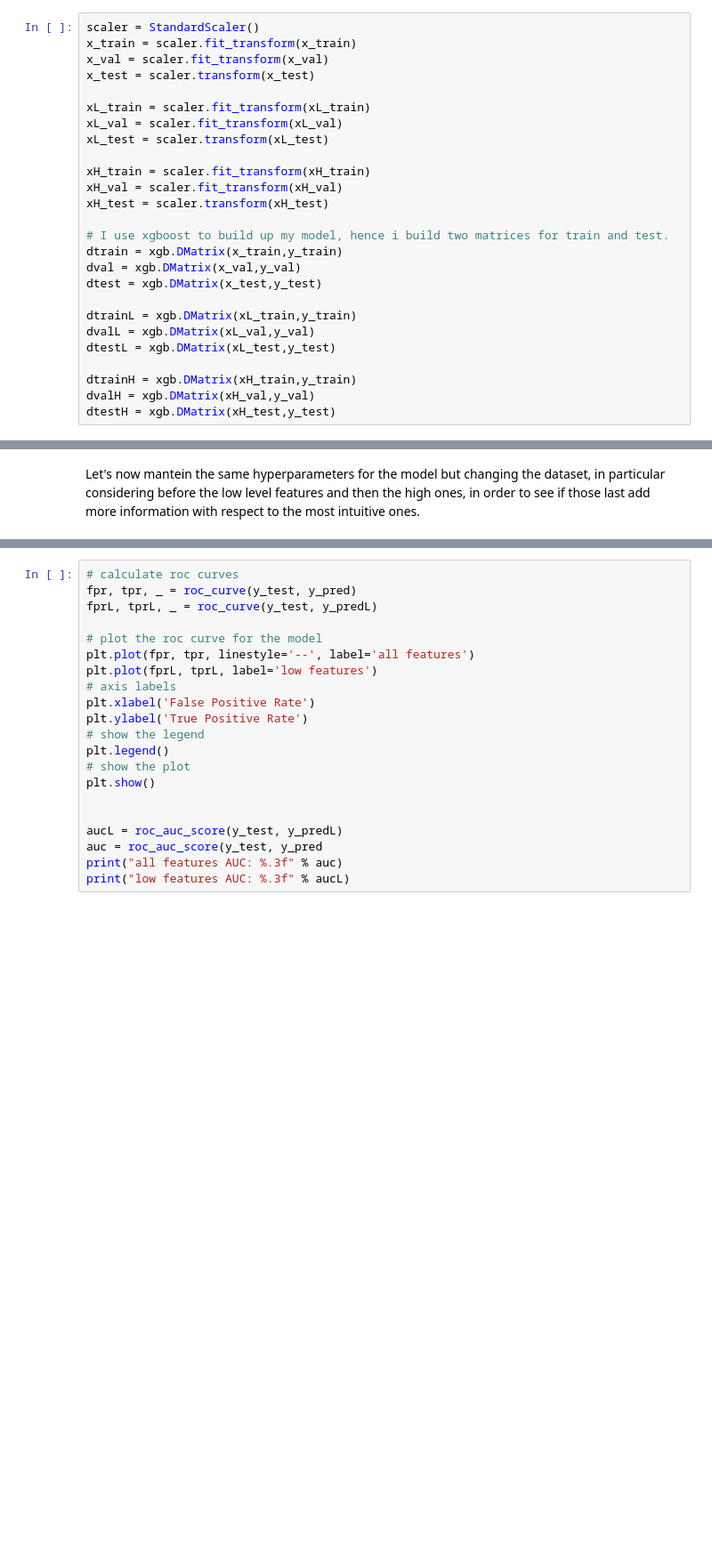
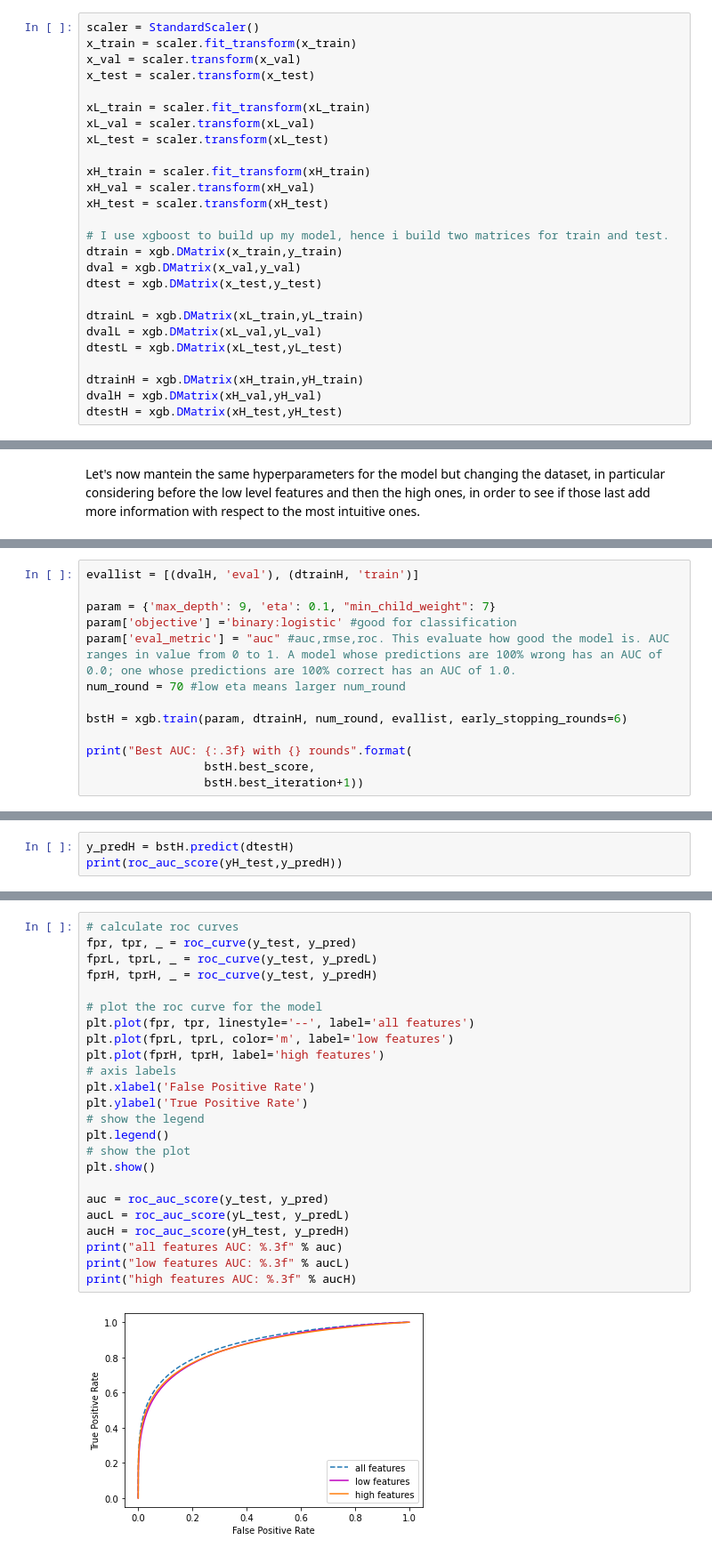
Before and after one commit to EugeniaSpedicato/MySw-Comp-, a Jupyter notebook: program.ipynb, the cells around one changed output, grey strips where cells are left out. Shown at 89% size. Cells and saved outputs as stored; diff of their text form; blank space fills up the shorter version.

```diff
--- a/program.ipynb
+++ b/program.ipynb
@@ -150,15 +150,15 @@ I will now scale the datasets
 # %%
 scaler = StandardScaler()
 x_train = scaler.fit_transform(x_train)
-x_val = scaler.fit_transform(x_val)
+x_val = scaler.transform(x_val)
 x_test = scaler.transform(x_test)
 
 xL_train = scaler.fit_transform(xL_train)
-xL_val = scaler.fit_transform(xL_val)
+xL_val = scaler.transform(xL_val)
 xL_test = scaler.transform(xL_test)
 
 xH_train = scaler.fit_transform(xH_train)
-xH_val = scaler.fit_transform(xH_val)
+xH_val = scaler.transform(xH_val)
 xH_test = scaler.transform(xH_test)
 
 # I use xgboost to build up my model, hence i build two matrices for train and test.
@@ -166,13 +166,13 @@ dtrain = xgb.DMatrix(x_train,y_train)
 dval = xgb.DMatrix(x_val,y_val)
 dtest = xgb.DMatrix(x_test,y_test)
 
-dtrainL = xgb.DMatrix(xL_train,y_train)
-dvalL = xgb.DMatrix(xL_val,y_val)
-dtestL = xgb.DMatrix(xL_test,y_test)
+dtrainL = xgb.DMatrix(xL_train,yL_train)
+dvalL = xgb.DMatrix(xL_val,yL_val)
+dtestL = xgb.DMatrix(xL_test,yL_test)
 
-dtrainH = xgb.DMatrix(xH_train,y_train)
-dvalH = xgb.DMatrix(xH_val,y_val)
-dtestH = xgb.DMatrix(xH_test,y_test)
+dtrainH = xgb.DMatrix(xH_train,yH_train)
+dvalH = xgb.DMatrix(xH_val,yH_val)
+dtestH = xgb.DMatrix(xH_test,yH_test)
 # %% [markdown]
 I need to find the best parameters in order to have the best model which minimize the error. To do that i perform cross validation trying different values of parameters in selected ranges. I start searching for max_depth, min_child_weight which helps in fixing the complexity and controlling overfit of the model. I'll consider the dataset with all the variables.
 # %%
@@ -398,0 +399,13 @@ print(roc_auc_score(y_test,y_predL))
+# %%
+evallist = [(dvalH, 'eval'), (dtrainH, 'train')]
+
+param = {'max_depth': 9, 'eta': 0.1, "min_child_weight": 7}
+param['objective'] ='binary:logistic' #good for classification
+param['eval_metric'] = "auc" #auc,rmse,roc. This evaluate how good the model is. AUC ranges in value from 0 to 1. A model whose predictions are 100% wrong has an AUC of 0.0; one whose predictions are 100% correct has an AUC of 1.0.
+num_round = 70 #low eta means larger num_round
+
+bstH = xgb.train(param, dtrainH, num_round, evallist, early_stopping_rounds=6)
+
+print("Best AUC: {:.3f} with {} rounds".format(
+                 bstH.best_score,
+                 bstH.best_iteration+1))
@@ -398,0 +430,3 @@ print(roc_auc_score(y_test,y_predL))
+# %%
+y_predH = bstH.predict(dtestH)
+print(roc_auc_score(yH_test,y_predH))
@@ -399,22 +435,26 @@ print(roc_auc_score(y_test,y_predL))
 # %%
 # calculate roc curves
 fpr, tpr, _ = roc_curve(y_test, y_pred)
 fprL, tprL, _ = roc_curve(y_test, y_predL)
+fprH, tprH, _ = roc_curve(y_test, y_predH)
 
 # plot the roc curve for the model
 plt.plot(fpr, tpr, linestyle='--', label='all features')
-plt.plot(fprL, tprL, label='low features')
+plt.plot(fprL, tprL, color='m', label='low features')
+plt.plot(fprH, tprH, label='high features')
 # axis labels
 plt.xlabel('False Positive Rate')
 plt.ylabel('True Positive Rate')
 # show the legend
 plt.legend()
 # show the plot
 plt.show()
 
-
-aucL = roc_auc_score(y_test, y_predL)
-auc = roc_auc_score(y_test, y_pred
+auc = roc_auc_score(y_test, y_pred)
+aucL = roc_auc_score(yL_test, y_predL)
+aucH = roc_auc_score(yH_test, y_predH)
 print("all features AUC: %.3f" % auc)
 print("low features AUC: %.3f" % aucL)
+print("high features AUC: %.3f" % aucH)
 # %% [output]
+[figure, added]
```
Also changed, not shown: parts of 8 cells of this notebook.
